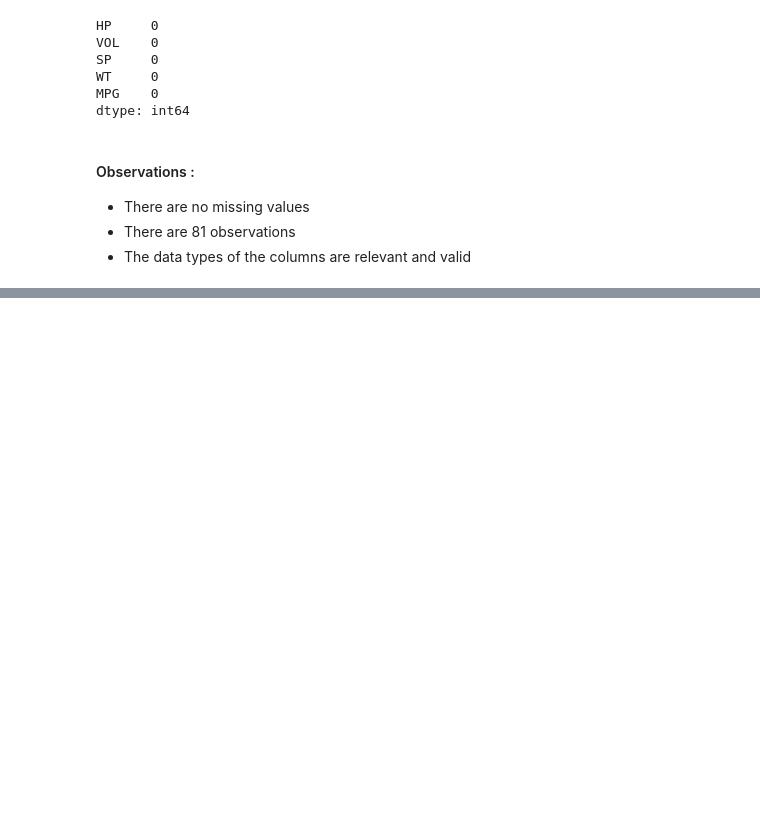
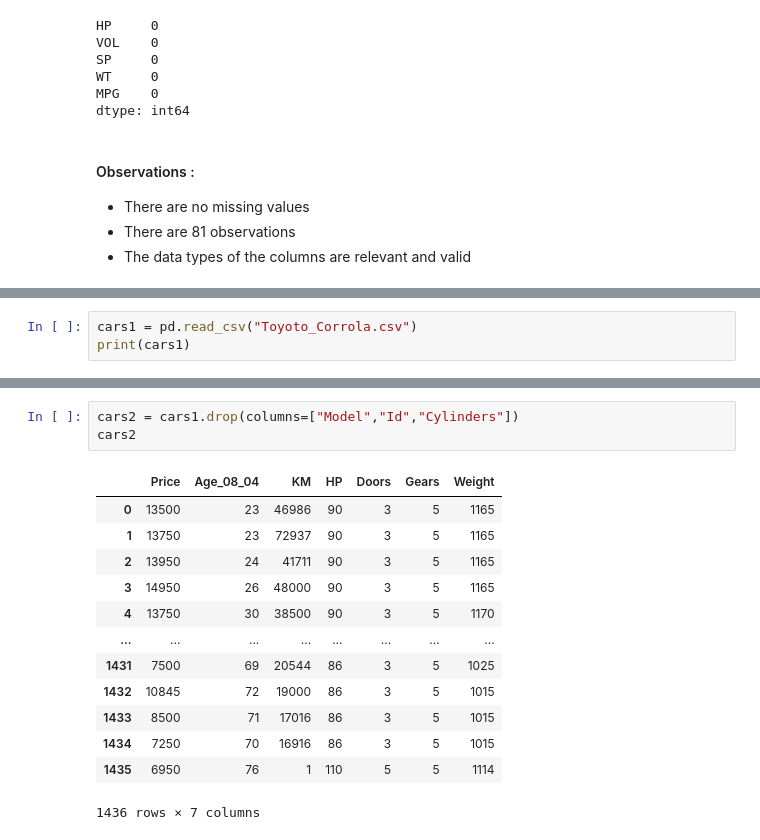
Before and after one commit to praveenreddy1833/AIML_Assignment_033, a Jupyter notebook: multilinear.ipynb, the cells around one changed output, grey strips where cells are left out. Cells and saved outputs as stored; diff of their text form; blank space fills up the shorter version.

```diff
--- a/multilinear.ipynb
+++ b/multilinear.ipynb
@@ -90,0 +152,3 @@ TypeError: GridSpec.__init__() got an unexpected keyword argument 'height_ration
+# %%
+cars1 = pd.read_csv("Toyoto_Corrola.csv")
+print(cars1)
@@ -90,0 +182,17 @@ TypeError: GridSpec.__init__() got an unexpected keyword argument 'height_ration
+# %%
+cars2 = cars1.drop(columns=["Model","Id","Cylinders"])
+cars2
+# %% [output]
+|  | Price | Age_08_04 | KM | HP | Doors | Gears | Weight |
+| 0 | 13500 | 23 | 46986 | 90 | 3 | 5 | 1165 |
+| 1 | 13750 | 23 | 72937 | 90 | 3 | 5 | 1165 |
+| 2 | 13950 | 24 | 41711 | 90 | 3 | 5 | 1165 |
+| 3 | 14950 | 26 | 48000 | 90 | 3 | 5 | 1165 |
+| 4 | 13750 | 30 | 38500 | 90 | 3 | 5 | 1170 |
+| ... | ... | ... | ... | ... | ... | ... | ... |
+| 1431 | 7500 | 69 | 20544 | 86 | 3 | 5 | 1025 |
+| 1432 | 10845 | 72 | 19000 | 86 | 3 | 5 | 1015 |
+| 1433 | 8500 | 71 | 17016 | 86 | 3 | 5 | 1015 |
+| 1434 | 7250 | 70 | 16916 | 86 | 3 | 5 | 1015 |
+| 1435 | 6950 | 76 | 1 | 110 | 5 | 5 | 1114 |
+1436 rows × 7 columns
```
Also changed, not shown: parts of 13 cells of this notebook.
